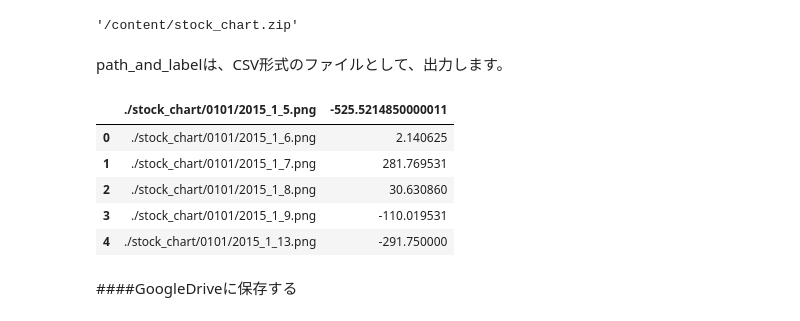
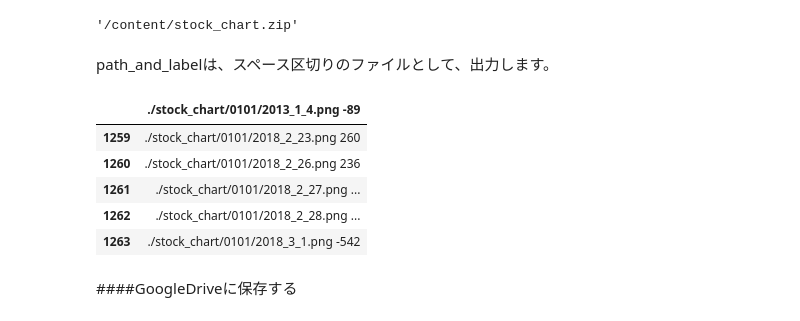
Before and after one commit to Naritoshi/colabo_deeplearning_practice, a Jupyter notebook: selenium_stock_chart.ipynb, the cells around one changed output. Cells and saved outputs as stored; diff of their text form; code cells hidden in the pictures.

```diff
--- a/selenium_stock_chart.ipynb
+++ b/selenium_stock_chart.ipynb
@@ -299,7 +312,7 @@ shutil.make_archive('./stock_chart', 'zip', root_dir='./stock_chart')
 # %% [output]
 '/content/stock_chart.zip'
 # %% [markdown]
-path_and_labelは、CSV形式のファイルとして、出力します。
+path_and_labelは、スペース区切りのファイルとして、出力します。
 # %%
 import csv
 
@@ -309,12 +325,12 @@ with open('stock_chart_path_label.csv', 'w') as f:
 # %%
-df = pd.read_csv('stock_chart_path_label.csv')
-df.head()
+df = pd.read_csv('stock_chart_path_label.txt')
+df.tail()
 # %% [output]
-|  | ./stock_chart/0101/2015_1_5.png | -525.5214850000011 |
-| 0 | ./stock_chart/0101/2015_1_6.png | 2.140625 |
-| 1 | ./stock_chart/0101/2015_1_7.png | 281.769531 |
-| 2 | ./stock_chart/0101/2015_1_8.png | 30.630860 |
-| 3 | ./stock_chart/0101/2015_1_9.png | -110.019531 |
-| 4 | ./stock_chart/0101/2015_1_13.png | -291.750000 |
+|  | ./stock_chart/0101/2013_1_4.png -89 |
+| 1259 | ./stock_chart/0101/2018_2_23.png 260 |
+| 1260 | ./stock_chart/0101/2018_2_26.png 236 |
+| 1261 | ./stock_chart/0101/2018_2_27.png ... |
+| 1262 | ./stock_chart/0101/2018_2_28.png ... |
+| 1263 | ./stock_chart/0101/2018_3_1.png -542 |
 # %% [markdown]
 ####GoogleDriveに保存する
```
Also changed, not shown: parts of 36 cells of this notebook.
